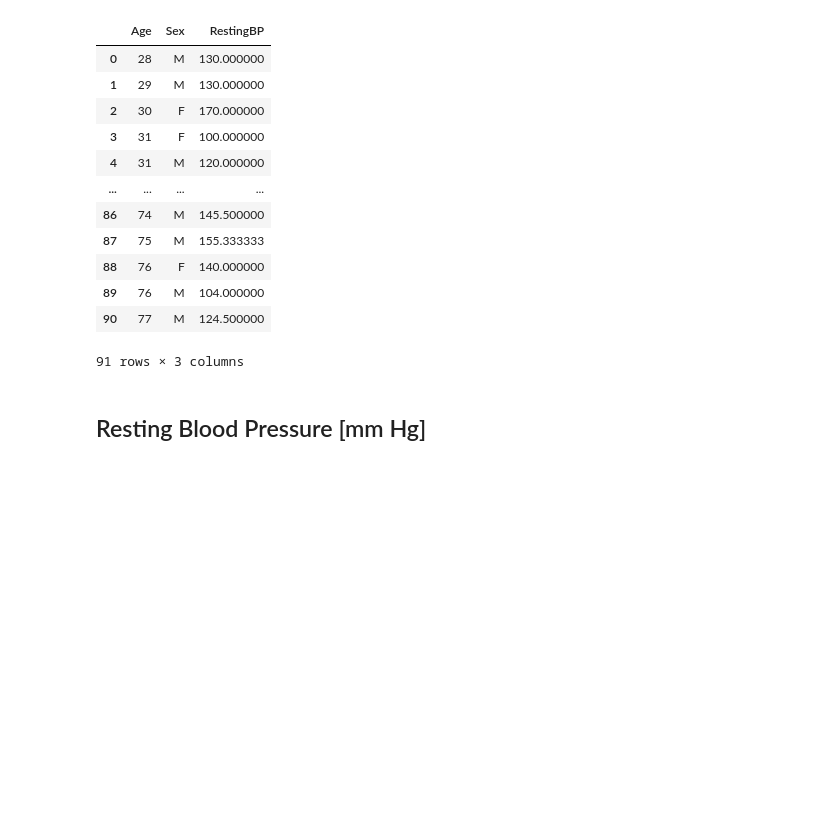
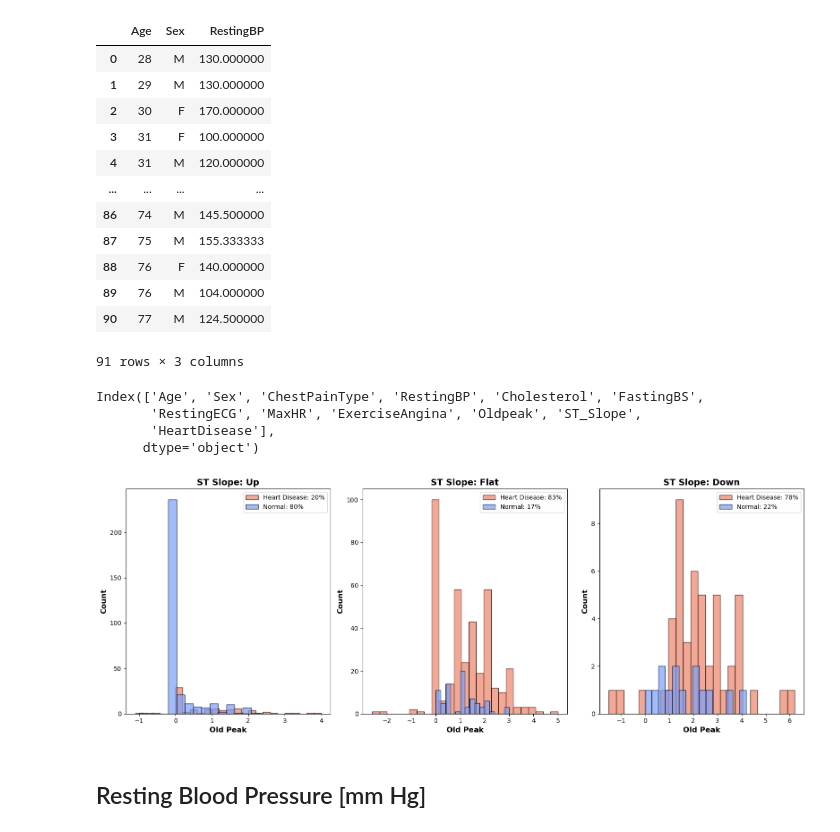
Before and after one commit to midorikawaguti/Heart_Failure_Prediction_Team_0, a Jupyter notebook: models/heart_failure_prediction-1.ipynb, the cells around one changed output. Cells and saved outputs as stored; diff of their text form; code cells hidden in the pictures; blank space fills up the shorter version.

```diff
--- a/models/heart_failure_prediction-1.ipynb
+++ b/models/heart_failure_prediction-1.ipynb
@@ -268,6 +275,69 @@ heart_df.groupby(['Age', 'Sex'])['RestingBP'].mean().reset_index()
 | 89 | 76 | M | 104.000000 |
 | 90 | 77 | M | 124.500000 |
 91 rows × 3 columns
+# %%
+heart_normal.columns
+# %% [output]
+Index(['Age', 'Sex', 'ChestPainType', 'RestingBP', 'Cholesterol', 'FastingBS',
+       'RestingECG', 'MaxHR', 'ExerciseAngina', 'Oldpeak', 'ST_Slope',
+       'HeartDisease'],
+      dtype='object')
+# %%
+#ST_Slope by Up, Flat and Down - Heart Disease
+
+ST_up_disease = heart_disease[heart_disease['ST_Slope']=='Up']
+ST_flat_disease = heart_disease[heart_disease['ST_Slope']=='Flat']
+ST_down_disease = heart_disease[heart_disease['ST_Slope']=='Down']
+
+#ST_Slope by Up, Flat and Down - Without Heart Disease
+
+ST_up_normal = heart_normal[heart_normal['ST_Slope']=='Up']
+ST_flat_normal = heart_normal[heart_normal['ST_Slope']=='Flat']
+ST_down_normal = heart_normal[heart_normal['ST_Slope']=='Down']
+# %%
+import matplotlib.pyplot as plt
+import numpy as np
+
+fig, axes = plt.subplots(1, 3, figsize=(16, 6))
+
+# Define the coolwarm color map
+cmap = plt.cm.coolwarm
+
+#---------UP---------#
+# Normalize the data to map the palette correctly
+axes[0].hist(ST_up_disease['Oldpeak'], bins=25, alpha=0.7, color=cmap(0.8), edgecolor='black', label=f'Heart Disease: {STSlope_up.get(1, 0):.0f}%')
+axes[0].hist(ST_up_normal['Oldpeak'], bins=15, alpha=0.7, color=cmap(0.2), edgecolor='black', label=f'Normal: {STSlope_up.get(0, 0):.0f}%')
+
+# Labels & title
+axes[0].set_xlabel('Old Peak', fontsize=12, fontweight='bold')
+axes[0].set_ylabel('Count', fontsize=12, fontweight='bold')
+axes[0].set_title('ST Slope: Up', fontsize=14, fontweight='bold')
+axes[0].legend(loc='upper right', fontsize=10)
+
+#---------FLAT---------#
+axes[1].hist(ST_flat_disease['Oldpeak'], bins=25, alpha=0.7, color=cmap(0.8), edgecolor='black', label=f'Heart Disease: {STSlope_flat.get(1, 0):.0f}%')
+axes[1].hist(ST_flat_normal['Oldpeak'], bins=15, alpha=0.7, color=cmap(0.2), edgecolor='black', label=f'Normal: {STSlope_flat.get(0, 0):.0f}%')
+
+# Labels & title
+axes[1].set_xlabel('Old Peak', fontsize=12, fontweight='bold')
+axes[1].set_ylabel('Count', fontsize=12, fontweight='bold')
+axes[1].set_title('ST Slope: Flat', fontsize=14, fontweight='bold')
+axes[1].legend(loc='upper right', fontsize=10)
+
+#---------DOWN---------#
+axes[2].hist(ST_down_disease['Oldpeak'], bins=25, alpha=0.7, color=cmap(0.8), edgecolor='black', label=f'Heart Disease: {STSlope_down.get(1, 0):.0f}%')
+axes[2].hist(ST_down_normal['Oldpeak'], bins=15, alpha=0.7, color=cmap(0.2), edgecolor='black', label=f'Normal: {STSlope_down.get(0, 0):.0f}%')
+
+# Labels & title
+axes[2].set_xlabel('Old Peak', fontsize=12, fontweight='bold')
+axes[2].set_ylabel('Count', fontsize=12, fontweight='bold')
+axes[2].set_title('ST Slope: Down', fontsize=14, fontweight='bold')
+axes[2].legend(loc='upper right', fontsize=10)
+
+
+plt.tight_layout()
+# %% [output]
+[figure, added]
 # %% [markdown]
 ## Resting Blood Pressure [mm Hg]
 # %%
```
Also changed, not shown: parts of 1 cell of this notebook, 4 other files.
